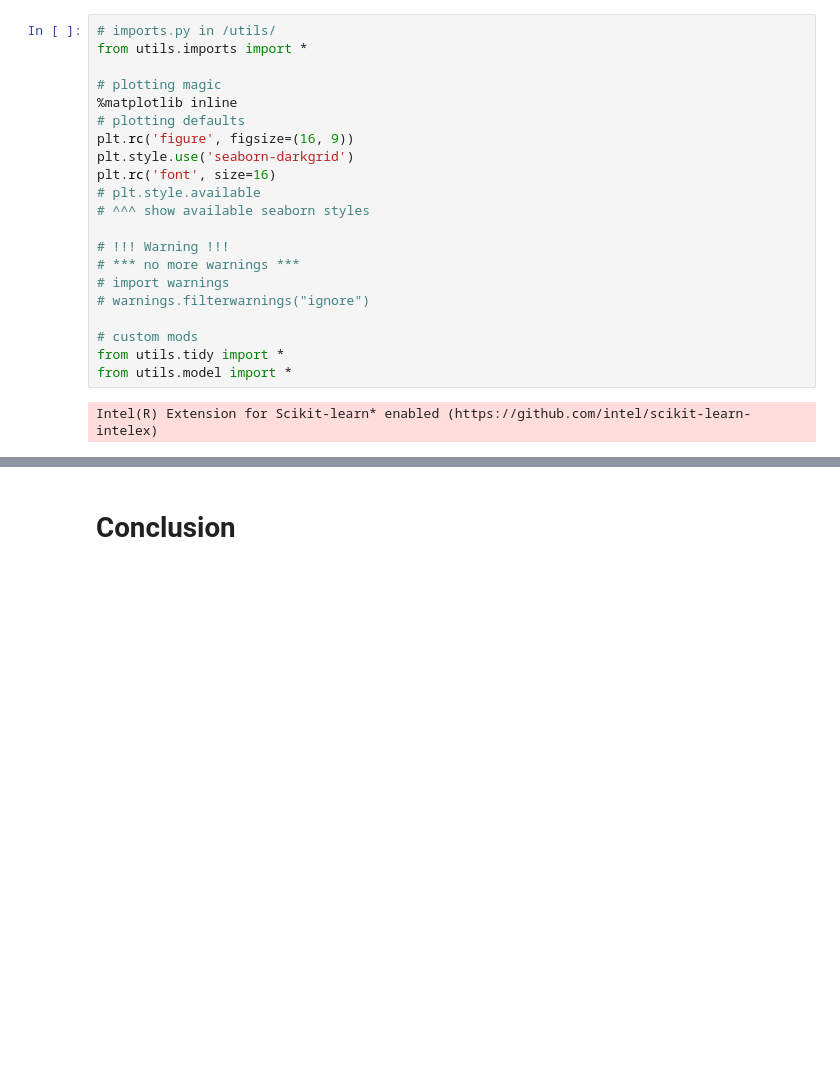
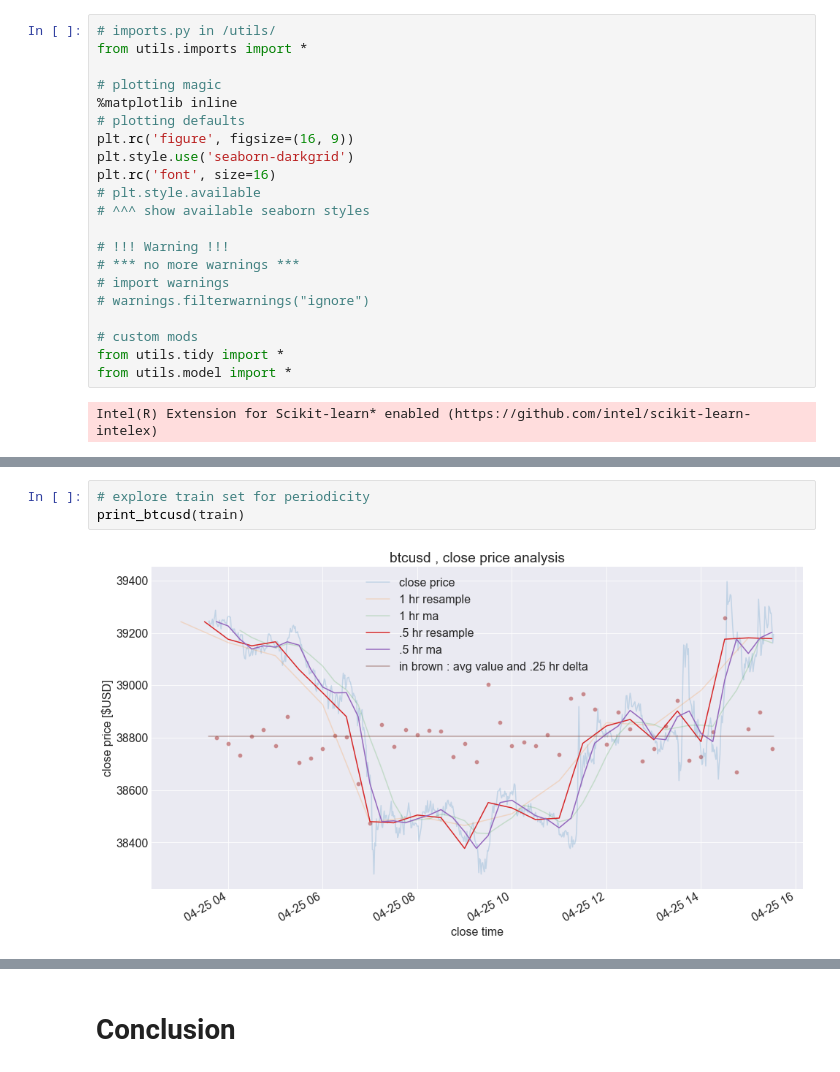
Before and after one commit to hinzle/binance-project, a Jupyter notebook: binance_project.ipynb, the cells around one changed output, grey strips where cells are left out. Cells and saved outputs as stored; diff of their text form; blank space fills up the shorter version.

```diff
--- a/binance_project.ipynb
+++ b/binance_project.ipynb
@@ -80,0 +105,5 @@ Intel(R) Extension for Scikit-learn* enabled (https://github.com/intel/scikit-le
+# %%
+# explore train set for periodicity
+print_btcusd(train)
+# %% [output]
+[figure, added]
```
Also changed, not shown: parts of 22 cells of this notebook, 2 other files.
